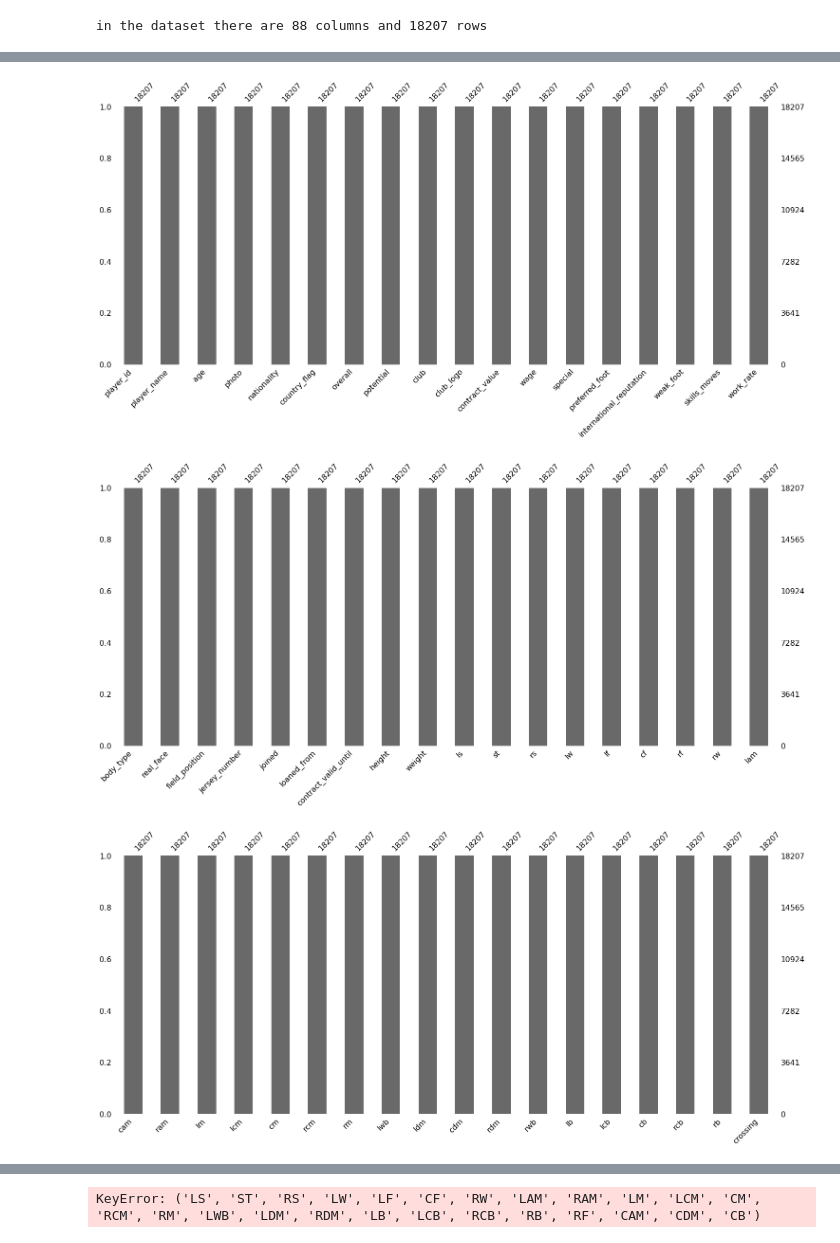
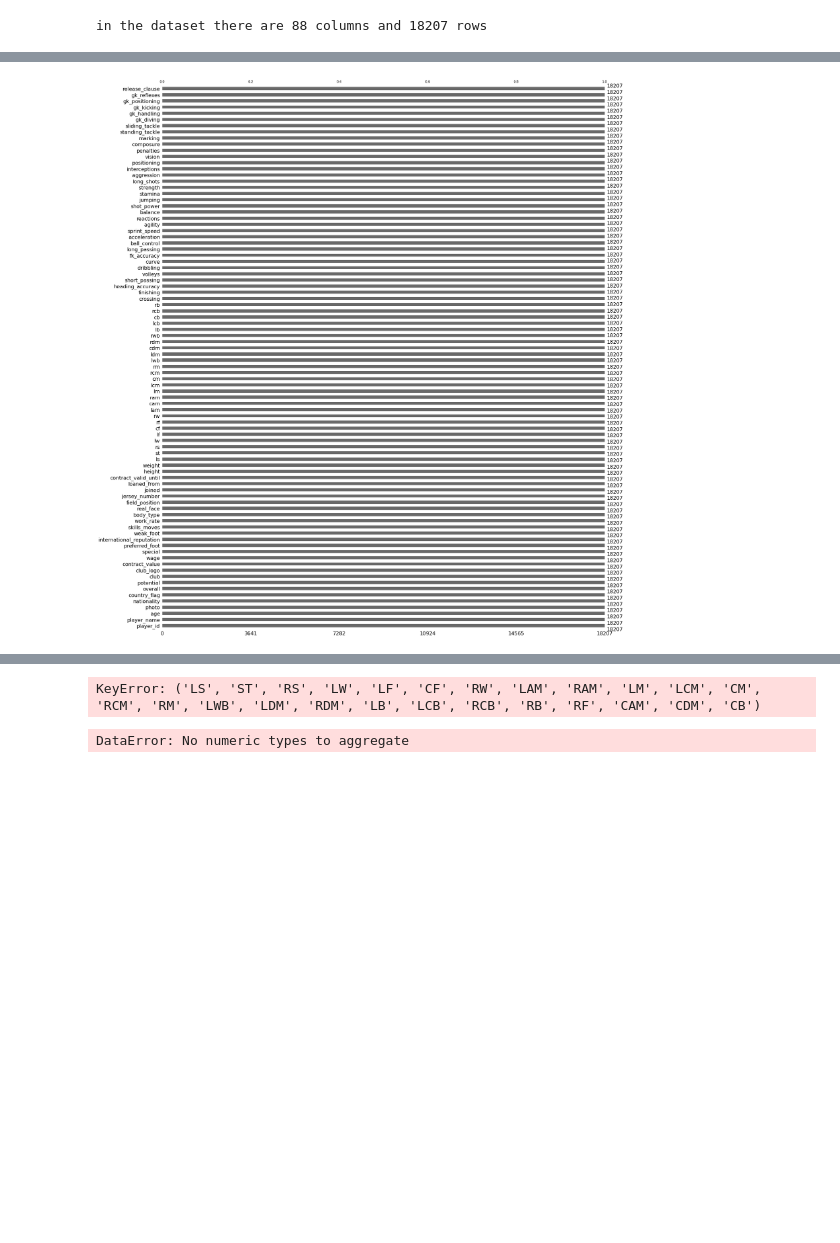
Before and after one commit to ponda614/Fifa_Players_Predictions, a Jupyter notebook: myAnalysis.ipynb, the cells around one changed output, grey strips where cells are left out. Cells and saved outputs as stored; diff of their text form; code cells hidden in the pictures; blank space fills up the shorter version.

```diff
--- a/myAnalysis.ipynb
+++ b/myAnalysis.ipynb
@@ -38,0 +44,11 @@ Connected!
+# %%
+# https://github.com/ResidentMario/missingno
+# !pip install missingno
+
+import missingno as msno
+plot_count = 1
+column_groups = np.array_split(data.columns, plot_count)
+
+for columns in column_groups:
+    msno.bar(data[columns])
+    plt.show()
@@ -38,0 +340,11 @@ Connected!
+# %%
+# https://github.com/ResidentMario/missingno
+# !pip install missingno
+
+import missingno as msno
+plot_count = 1
+column_groups = np.array_split(data.columns, plot_count)
+
+for columns in column_groups:
+    msno.bar(data[columns])
+    plt.show()
@@ -98,13 +473,11 @@ Requirement already satisfied: six in c:\users\albat\anaconda3\envs\mlenv\lib\si
 Requirement already satisfied: pandas>=0.23 in c:\users\albat\anaconda3\envs\mlenv\lib\site-packages (from seaborn->missingno) (1.2.5)
 Requirement already satisfied: pytz>=2017.3 in c:\users\albat\anaconda3\envs\mlenv\lib\site-packages (from pandas>=0.23->seaborn->missingno) (2021.1)
 # %%
-plot_count = 5
+plot_count = 1
 column_groups = np.array_split(data.columns, plot_count)
 
 for columns in column_groups:
     msno.bar(data[columns])
     plt.show()
 # %% [output]
-[figure, old version]
+[figure, new version]
-[figure, removed]
-[figure, removed]
@@ -117,3 +488,19 @@ data_with_empty_positions = data[data[specific_positions].isnull().any(axis=1)]
 len(data_with_empty_positions)
 # %% [output]
 KeyError: ('LS', 'ST', 'RS', 'LW', 'LF', 'CF', 'RW', 'LAM', 'RAM', 'LM', 'LCM', 'CM', 'RCM', 'RM', 'LWB', 'LDM', 'RDM', 'LB', 'LCB', 'RCB', 'RB', 'RF', 'CAM', 'CDM', 'CB')
+# %%
+# player_features = ['Crossing','Finishing','HeadingAccuracy','ShortPassing','Volleys','Dribbling','Curve','FKAccuracy',
+#                    'LongPassing','BallControl', 'Acceleration', 'SprintSpeed', 'Agility', 'Reactions', 'Balance', 'ShotPower',
+#                    'Jumping', 'Stamina', 'Strength', 'LongShots', 'Aggression', 'Interceptions', 'Positioning', 'Vision',
+#                    'Penalties', 'Composure', 'Marking', 'StandingTackle', 'SlidingTackle', 'GKDiving', 'GKHandling', 'GKKicking',
+#                    'GKPositioning', 'GKReflexes']
+player_features = ['overall', 'field_position', 'crossing', 'finishing', 'heading_accuracy', 'short_passing', 'volleys', 'dribbling', 'curve', 'fk_accuracy',
+    'long_passing', 'ball_control', 'acceleration', 'sprint_speed', 'agility', 'reactions', 'balance', 'shot_power', 'jumping',
+    'stamina', 'strength', 'long_shots', 'aggression', 'interceptions', 'positioning', 'vision', 'penalties', 'composure', 'marking']
+df_postion  = pd.DataFrame()
+for position_name, features in data.groupby(data['field_position'])[player_features].mean().iterrows():
+    top_features = dict(features.nlargest(5))
+    df_postion[position_name] = tuple(top_features)
+df_postion.head()
+# %% [output]
+DataError: No numeric types to aggregate
```
Also changed, not shown: parts of 31 cells of this notebook.
